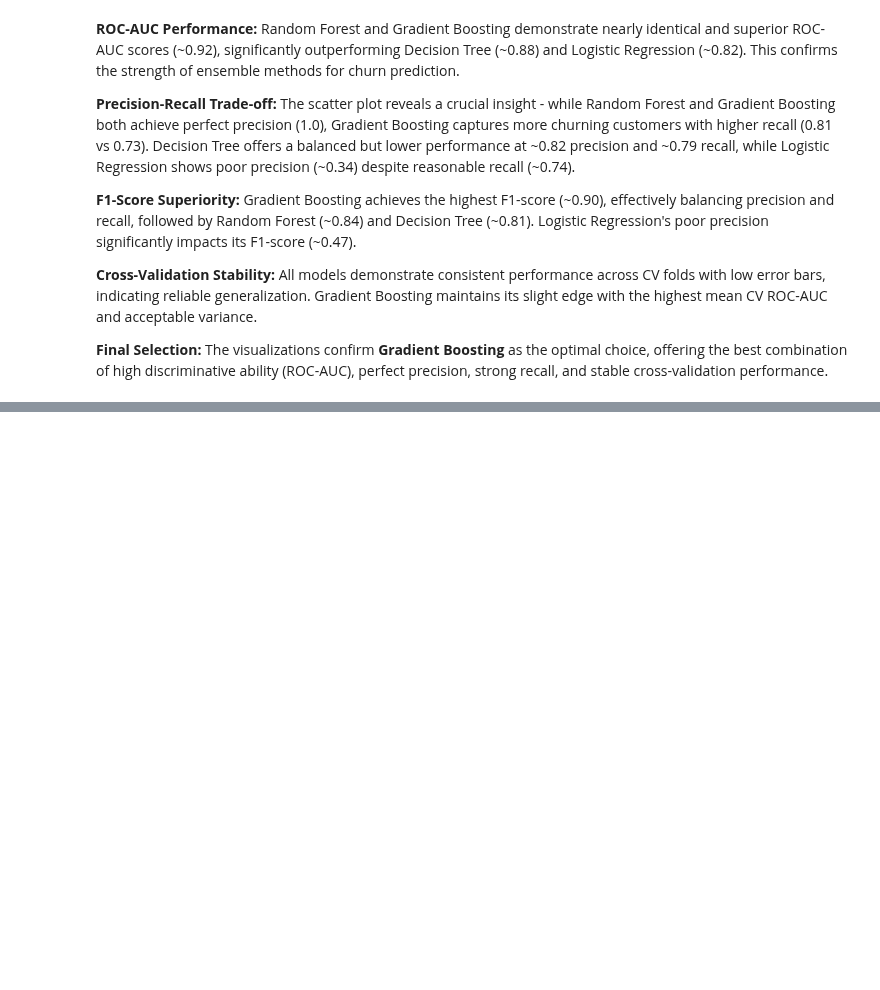
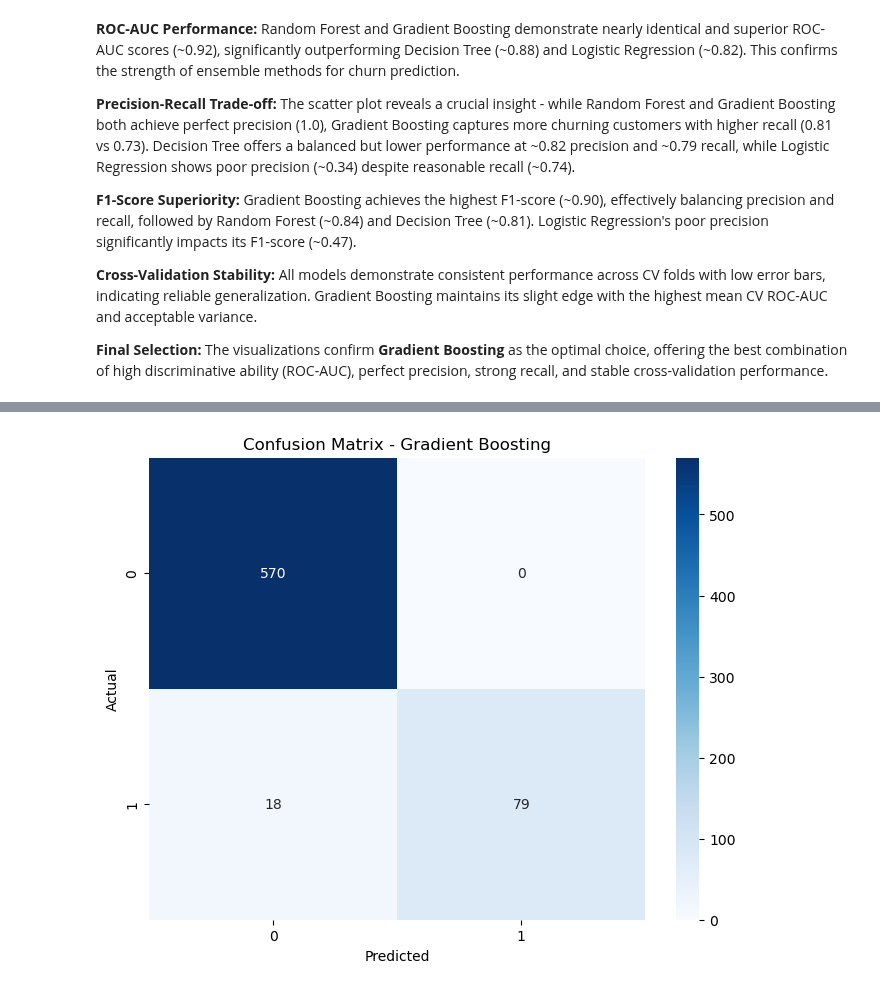
Before and after one commit to Tdoggie/phase-3-project, a Jupyter notebook: index.ipynb, the cells around one changed output, grey strips where cells are left out. Drawn from its saved outputs; the diff is of its cells as text; code cells hidden in the pictures; blank space fills up the shorter version.

Commit message:
first draft: Analysis of Best Model

```diff
--- a/index.ipynb
+++ b/index.ipynb
@@ -640,0 +652,19 @@ Best model based on Test ROC-AUC: Random Forest with ROC-AUC 0.922
+# %%
+# Load best model (Gradient Boosting)
+best_model_name = 'Gradient Boosting'
+best_model = trained_models[best_model_name]
+
+# Get predictions from Gradient Boosting model (uses unscaled data)
+best_y_pred = best_model.predict(X_test)
+best_y_pred_proba = best_model.predict_proba(X_test)[:, 1]
+# %%
+# Confusion Matrix
+cm = confusion_matrix(y_test, best_y_pred)
+plt.figure(figsize=(8, 6))
+sns.heatmap(cm, annot=True, fmt='d', cmap='Blues')
+plt.title(f'Confusion Matrix - {best_model_name}')
+plt.xlabel('Predicted')
+plt.ylabel('Actual')
+plt.show()
+# %% [output]
+[figure, added]
```
Also changed, not shown: parts of 5 cells of this notebook.
